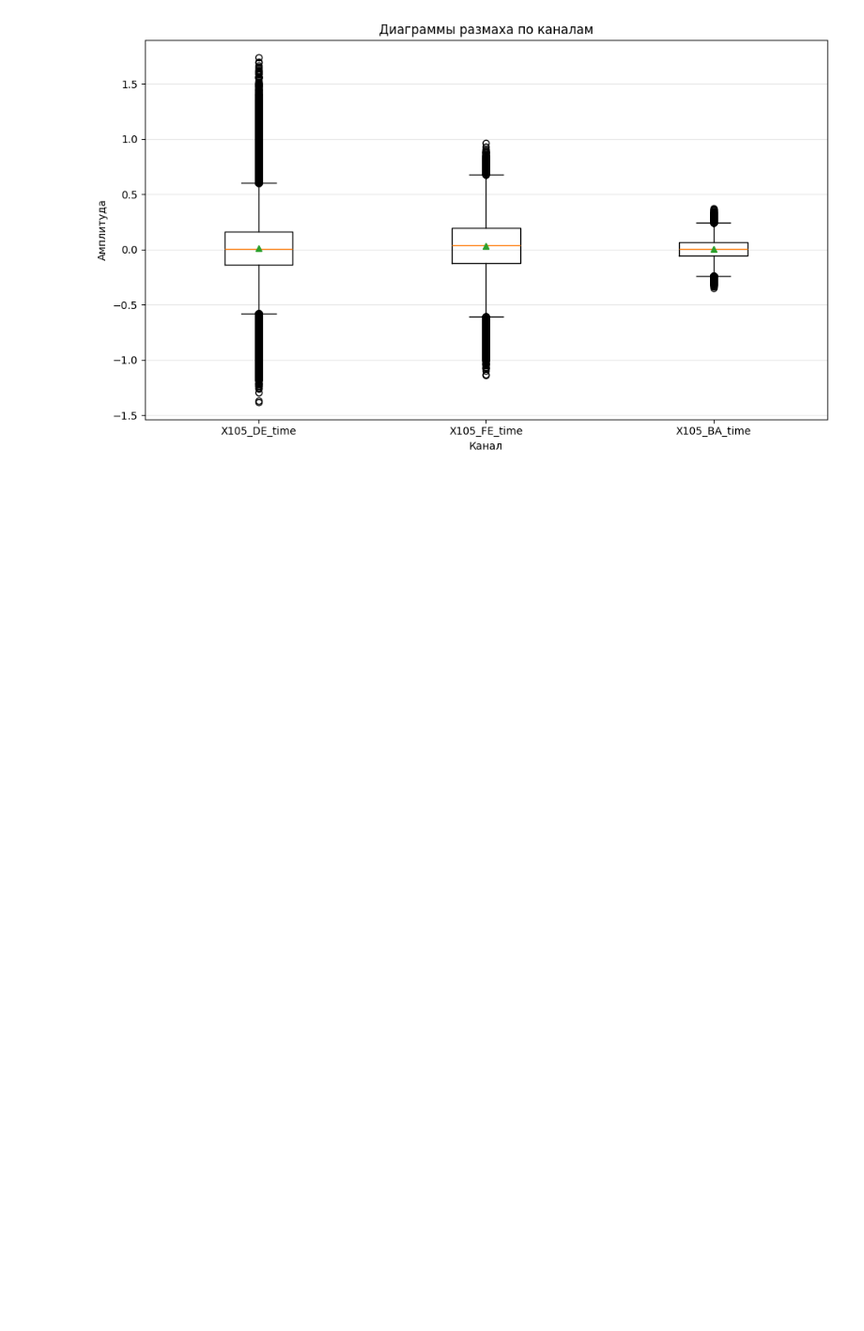
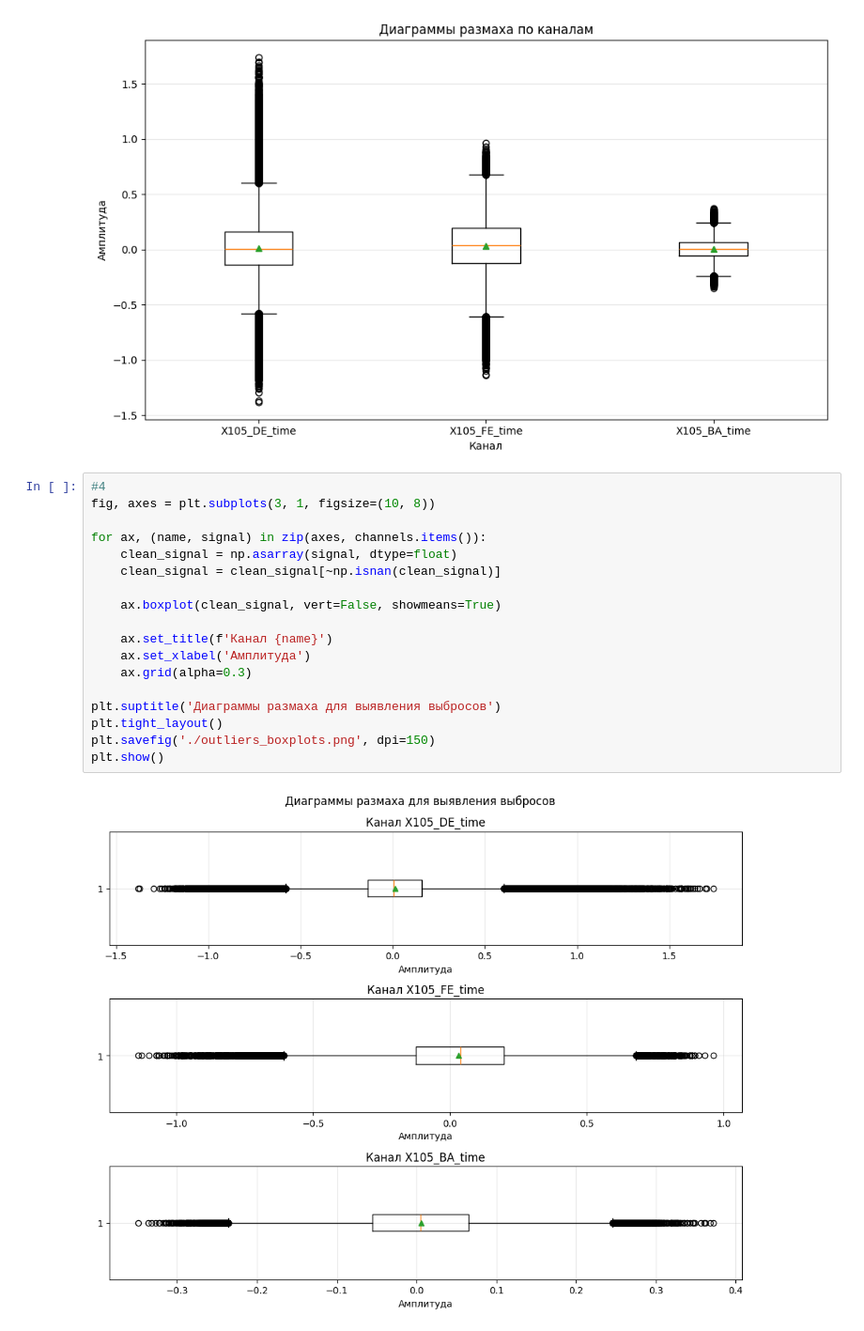
Before and after one commit to coffeequ/AnalyzDatasets, a Jupyter notebook: AudioType/main.ipynb, the cells around one changed output. Shown at 94% size. Saved outputs shown, nothing was run; the diff lists cells and outputs as text; blank space fills up the shorter version.

```diff
--- a/AudioType/main.ipynb
+++ b/AudioType/main.ipynb
@@ -232,3 +233,23 @@ plt.savefig('./channels_boxplot.png', dpi=150)
 plt.show()
 # %% [output]
 [figure]
+# %%
+#4
+fig, axes = plt.subplots(3, 1, figsize=(10, 8))
+
+for ax, (name, signal) in zip(axes, channels.items()):
+    clean_signal = np.asarray(signal, dtype=float)
+    clean_signal = clean_signal[~np.isnan(clean_signal)]
+
+    ax.boxplot(clean_signal, vert=False, showmeans=True)
+
+    ax.set_title(f'Канал {name}')
+    ax.set_xlabel('Амплитуда')
+    ax.grid(alpha=0.3)
+
+plt.suptitle('Диаграммы размаха для выявления выбросов')
+plt.tight_layout()
+plt.savefig('./outliers_boxplots.png', dpi=150)
+plt.show()
+# %% [output]
+[figure, added]
```
Also changed, not shown: parts of 6 cells of this notebook, 1 other file.
